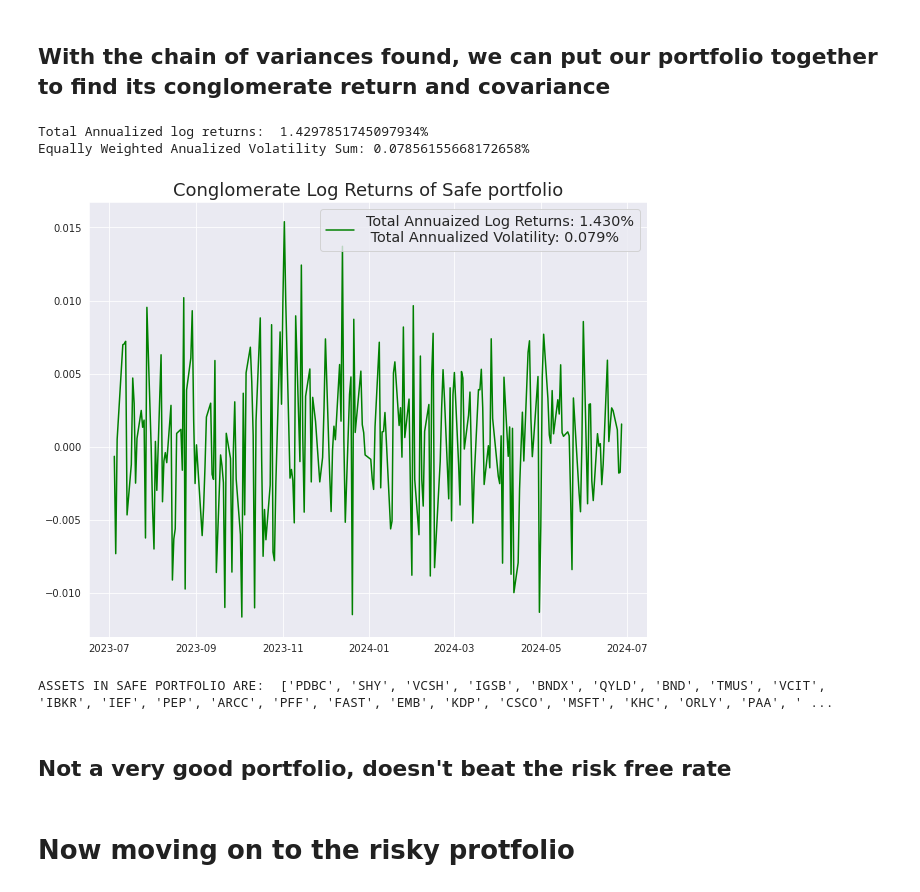
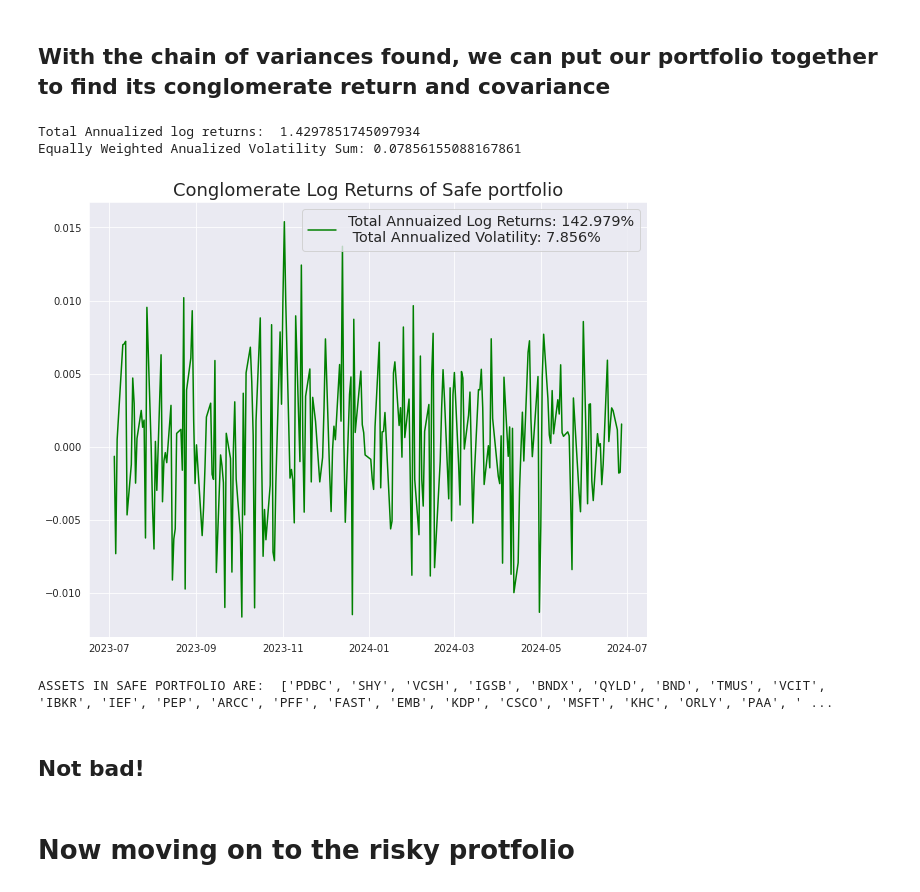
Before and after one commit to tdore738/Erdos_Inst_Quant_Fin_2025, a Jupyter notebook: Mini Projects/Mini Project 1.ipynb, the cells around one changed output. Drawn from its saved outputs; the diff is of its cells as text; code cells hidden in the pictures.

```diff
--- a/Mini Projects/Mini Project 1.ipynb
+++ b/Mini Projects/Mini Project 1.ipynb
@@ -129,32 +129,32 @@ final_COV = final_safe_log_returns.cov()
 # %%
 conglomerate_log_returns = final_safe_log_returns.mean(axis=1)
 total_log_returns = round(np.sum(conglomerate_log_returns),6)
-print(f"Total Annualized log returns:  {total_log_returns*np.sqrt(252)}%")
+print(f"Total Annualized log returns:  {total_log_returns*np.sqrt(252)}")
 n_assets = final_COV.shape[0]
 equal_weights = np.array([1/n_assets] * n_assets)
 var_vec = np.matmul(equal_weights,final_COV)
 total_var = np.dot(equal_weights,var_vec)
-print(f"Equally Weighted Anualized Volatility Sum: {np.sqrt(total_var*252)}%")
+print(f"Equally Weighted Anualized Volatility Sum: {np.sqrt(total_var*252)}")
 # %% [output]
-Total Annualized log returns:  1.4297851745097934%
-Equally Weighted Anualized Volatility Sum: 0.07856155668172658%
+Total Annualized log returns:  1.4297851745097934
+Equally Weighted Anualized Volatility Sum: 0.07856155088167861
 # %%
 fig,ax = plt.subplots(figsize=(10,8))
 c = "g" if total_log_returns > 0 else "r" if total_log_returns < 0 else "k"
 
-ax.plot(conglomerate_log_returns,color=c,label="Total Annuaized Log Returns: {:.3f}%\n Total Annualized Volatility: {:.3f}%".format(total_log_returns*np.sqrt(252),np.sqrt(total_var*252)))
+ax.plot(conglomerate_log_returns,color=c,label="Total Annuaized Log Returns: {:.3f}%\n Total Annualized Volatility: {:.3f}%".format(total_log_returns*np.sqrt(252)*100,np.sqrt(total_var*252)*100))
 ax.legend(fontsize='x-large')
 ax.set_title(r"Conglomerate Log Returns of Safe portfolio",size=18)
 plt.show()
 # %% [output]
-[figure, old version]
+[figure, new version]
 # %%
 assets = list(final_safe_log_returns.columns.values)
 print("ASSETS IN SAFE PORTFOLIO ARE: ", assets)
 # %% [output]
 ASSETS IN SAFE PORTFOLIO ARE:  ['PDBC', 'SHY', 'VCSH', 'IGSB', 'BNDX', 'QYLD', 'BND', 'TMUS', 'VCIT', 'IBKR', 'IEF', 'PEP', 'ARCC', 'PFF', 'FAST', 'EMB', 'KDP', 'CSCO', 'MSFT', 'KHC', 'ORLY', 'PAA', ' ...
 # %% [markdown]
-## Not a very good portfolio, doesn't beat the risk free rate
+## Not bad!
 # %% [markdown]
 # Now moving on to the risky protfolio
 # %% [markdown]
```
Also changed, not shown: parts of 7 cells of this notebook.
